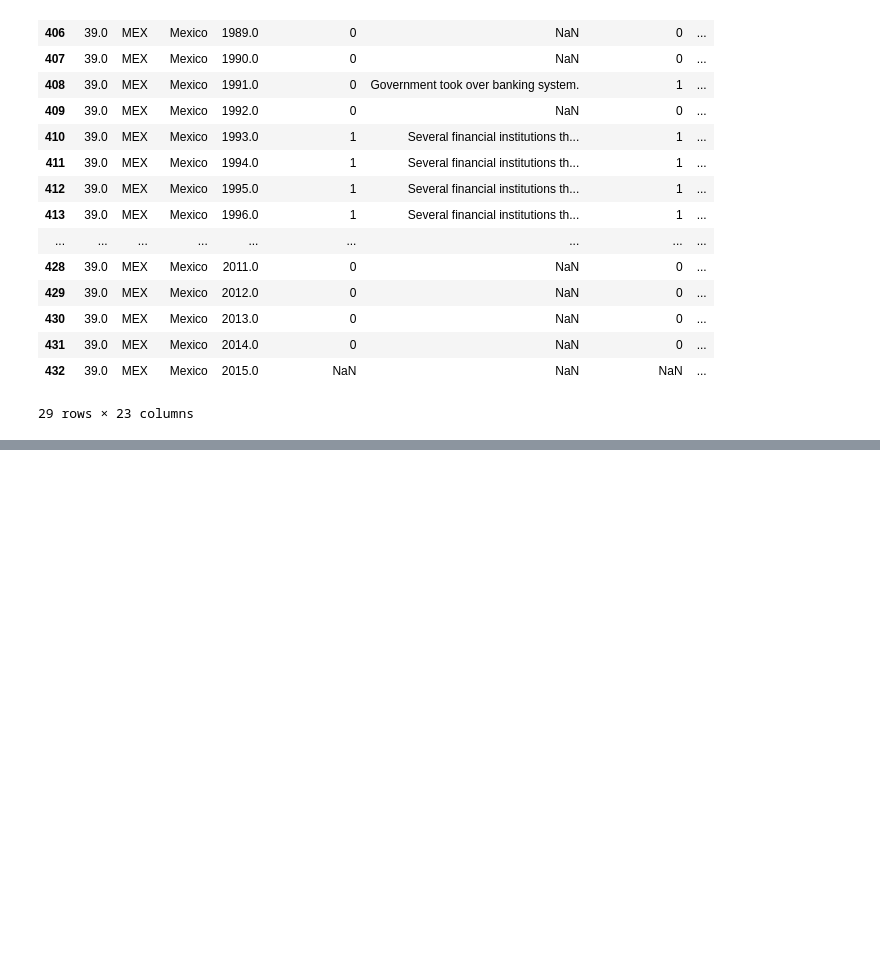
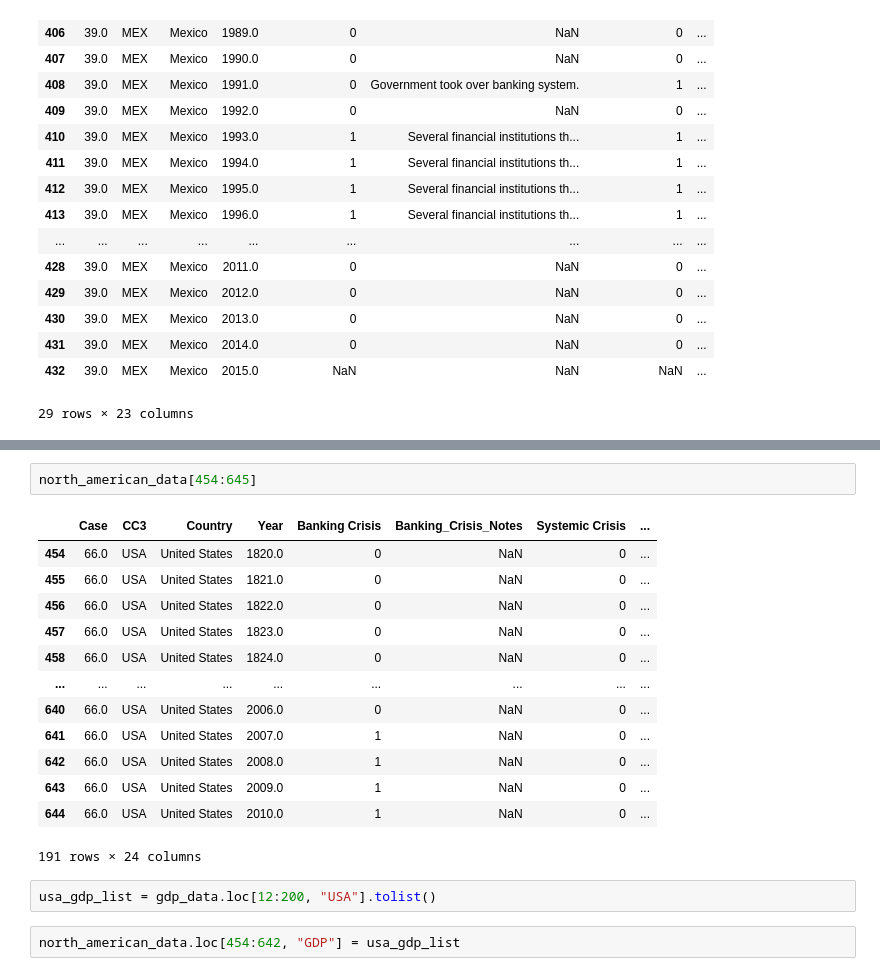
Before and after one commit to dhruvatara/ECS89G-DLProject, a Jupyter notebook: Data Cleansing.ipynb, the cells around one changed output, grey strips where cells are left out. Cells and saved outputs as stored; diff of their text form; blank space fills up the shorter version.

```diff
--- a/Data Cleansing.ipynb
+++ b/Data Cleansing.ipynb
@@ -365,0 +413,20 @@ north_american_data[404:433]
+# %%
+north_american_data[454:645]
+# %% [output]
+|  | Case | CC3 | Country | Year | Banking Crisis | Banking_Crisis_Notes | Systemic Crisis | ... |
+| 454 | 66.0 | USA | United States | 1820.0 | 0 | NaN | 0 | ... |
+| 455 | 66.0 | USA | United States | 1821.0 | 0 | NaN | 0 | ... |
+| 456 | 66.0 | USA | United States | 1822.0 | 0 | NaN | 0 | ... |
+| 457 | 66.0 | USA | United States | 1823.0 | 0 | NaN | 0 | ... |
+| 458 | 66.0 | USA | United States | 1824.0 | 0 | NaN | 0 | ... |
+| ... | ... | ... | ... | ... | ... | ... | ... | ... |
+| 640 | 66.0 | USA | United States | 2006.0 | 0 | NaN | 0 | ... |
+| 641 | 66.0 | USA | United States | 2007.0 | 1 | NaN | 0 | ... |
+| 642 | 66.0 | USA | United States | 2008.0 | 1 | NaN | 0 | ... |
+| 643 | 66.0 | USA | United States | 2009.0 | 1 | NaN | 0 | ... |
+| 644 | 66.0 | USA | United States | 2010.0 | 1 | NaN | 0 | ... |
+191 rows × 24 columns
+# %%
+usa_gdp_list = gdp_data.loc[12:200, "USA"].tolist()
+# %%
+north_american_data.loc[454:642, "GDP"] = usa_gdp_list
```
Also changed, not shown: parts of 16 cells of this notebook.
